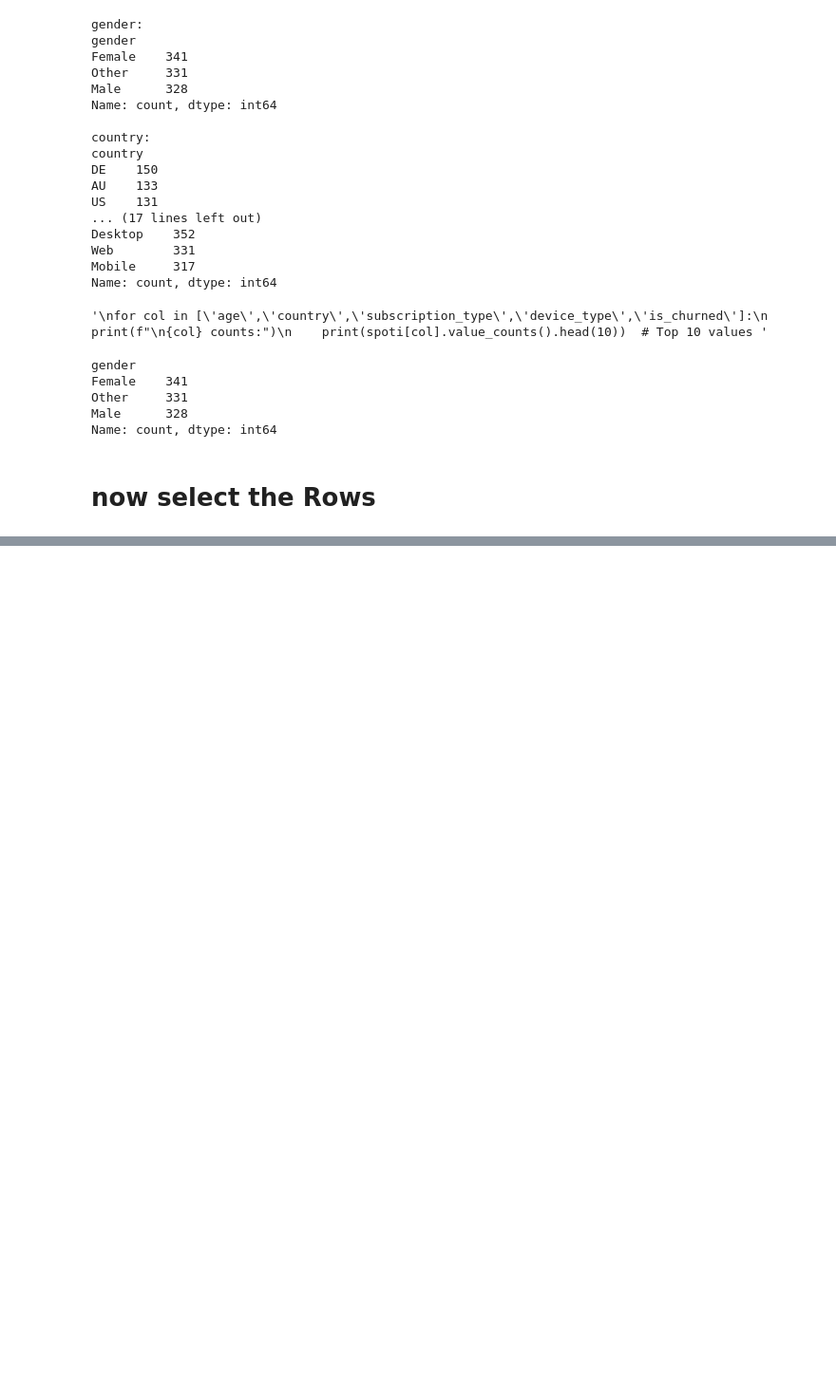
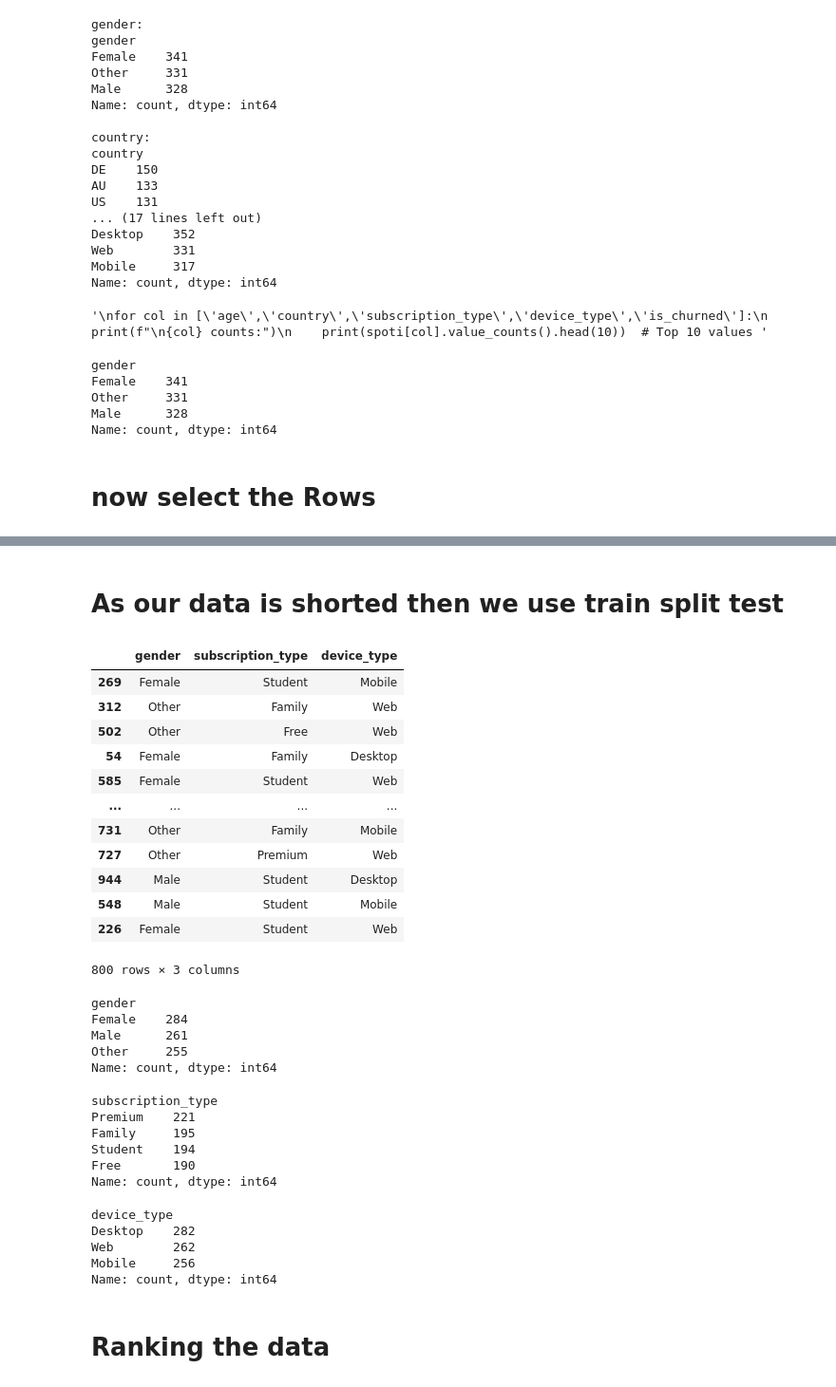
Before and after one commit to manishkumarmj/100_days_ml, a Jupyter notebook: ML_X/sefl_Learn/Day_26_Encoding/Spoti_odinal.ipynb, the cells around one changed output, grey strips where cells are left out. Shown at 95% size. Drawn from its saved outputs; the diff is of its cells as text; code cells hidden in the pictures; blank space fills up the shorter version.

```diff
--- a/ML_X/sefl_Learn/Day_26_Encoding/Spoti_odinal.ipynb
+++ b/ML_X/sefl_Learn/Day_26_Encoding/Spoti_odinal.ipynb
@@ -97,0 +80,2 @@ spoti_Ilocked.sample(10)
+# %% [markdown]
+# As our data is shorted then we use train split test
@@ -97,0 +84,51 @@ spoti_Ilocked.sample(10)
+# %%
+spoti_Ilocked = spoti.iloc[:, [1, 4, 8]]  # Features
+target = spoti.iloc[:, -1]                   # Target
+
+X_train, X_test, Y_train, Y_test = train_test_split(
+    spoti_Ilocked,  # Just variable, no '='
+    target,         # Just variable, no '='
+    test_size=0.2
+)
+#Separates features (X) from target (Y) for machine learning.
+# %%
+X_train
+# %% [output]
+|  | gender | subscription_type | device_type |
+| 269 | Female | Student | Mobile |
+| 312 | Other | Family | Web |
+| 502 | Other | Free | Web |
+| 54 | Female | Family | Desktop |
+| 585 | Female | Student | Web |
+| ... | ... | ... | ... |
+| 731 | Other | Family | Mobile |
+| 727 | Other | Premium | Web |
+| 944 | Male | Student | Desktop |
+| 548 | Male | Student | Mobile |
+| 226 | Female | Student | Web |
+800 rows × 3 columns
+# %%
+X_train['gender'].value_counts()
+# %% [output]
+gender
+Female    284
+Male      261
+Other     255
+Name: count, dtype: int64
+# %%
+X_train['subscription_type'].value_counts()
+# %% [output]
+subscription_type
+Premium    221
+Family     195
+Student    194
+Free       190
+Name: count, dtype: int64
+# %%
+X_train['device_type'].value_counts()
+# %% [output]
+device_type
+Desktop    282
+Web        262
+Mobile     256
+Name: count, dtype: int64
@@ -97,0 +137,2 @@ spoti_Ilocked.sample(10)
+# %% [markdown]
+# Ranking the data
```
Also changed, not shown: parts of 24 cells of this notebook, 4 other files.
